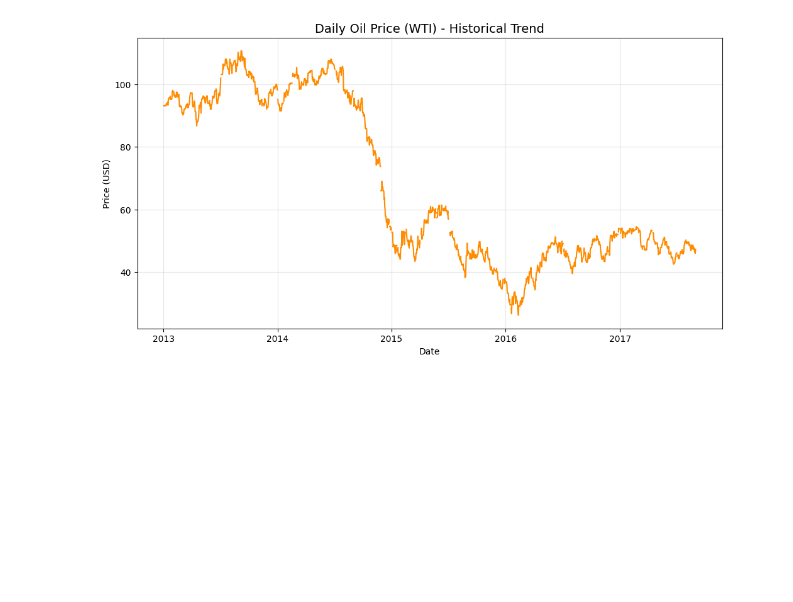
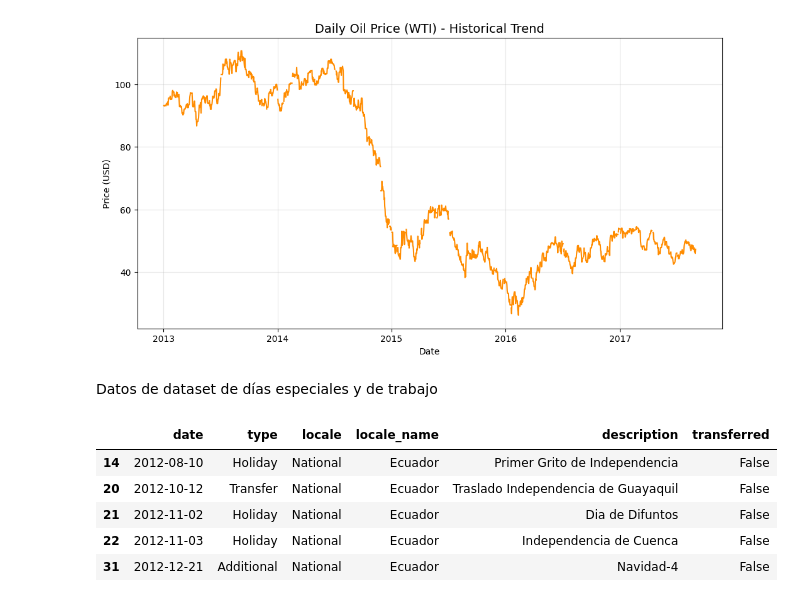
Before and after one commit to cesar-penuela/store-sales-time-series-forecasting, a Jupyter notebook: notebooks/eda.ipynb, the cells around one changed output. Cells and saved outputs as stored; diff of their text form; code cells hidden in the pictures; blank space fills up the shorter version.

Commit message:
load holiday data

```diff
--- a/notebooks/eda.ipynb
+++ b/notebooks/eda.ipynb
@@ -132,3 +134,20 @@ plt.grid(True, alpha=0.3)
 plt.show()
 # %% [output]
 [figure]
+# %% [markdown]
+Datos de dataset de días especiales y de trabajo
+# %%
+holidays_filtered = holidays[
+    (~holidays['transferred']) &
+    (holidays['locale'] == 'National') &
+    (holidays['type'] != 'Work Day')
+]
+# %%
+holidays_filtered.head()
+# %% [output]
+|  | date | type | locale | locale_name | description | transferred |
+| 14 | 2012-08-10 | Holiday | National | Ecuador | Primer Grito de Independencia | False |
+| 20 | 2012-10-12 | Transfer | National | Ecuador | Traslado Independencia de Guayaquil | False |
+| 21 | 2012-11-02 | Holiday | National | Ecuador | Dia de Difuntos | False |
+| 22 | 2012-11-03 | Holiday | National | Ecuador | Independencia de Cuenca | False |
+| 31 | 2012-12-21 | Additional | National | Ecuador | Navidad-4 | False |
```
Also changed, not shown: parts of 4 cells of this notebook.
